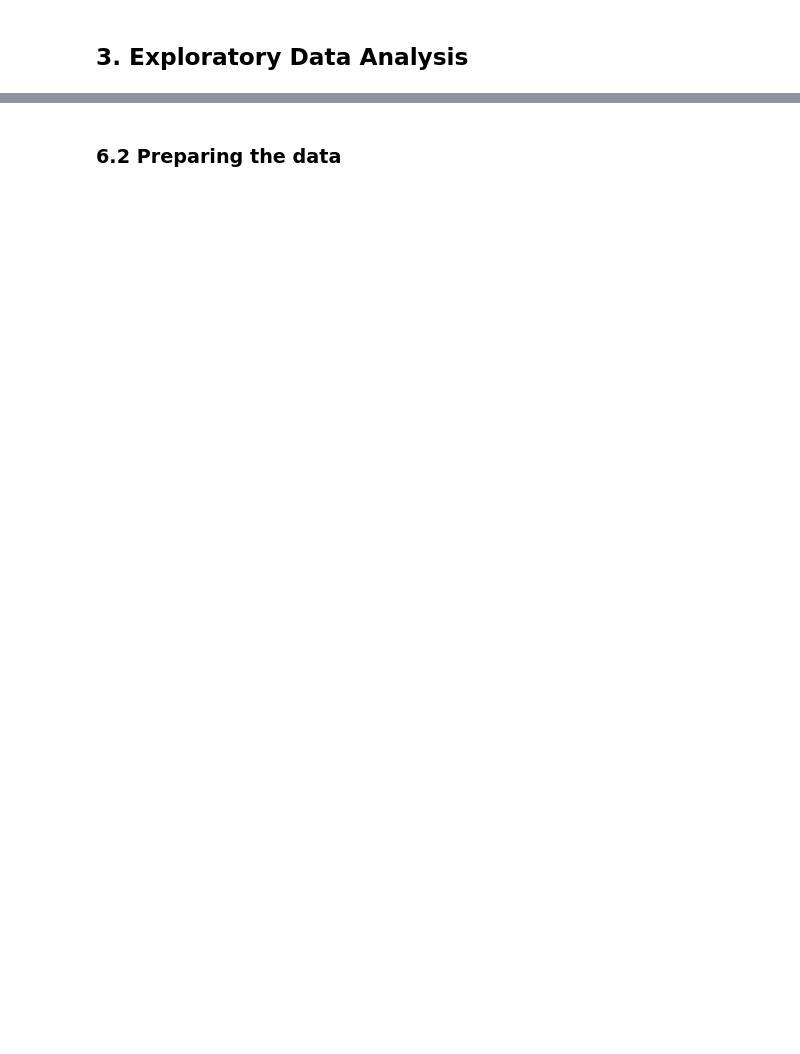
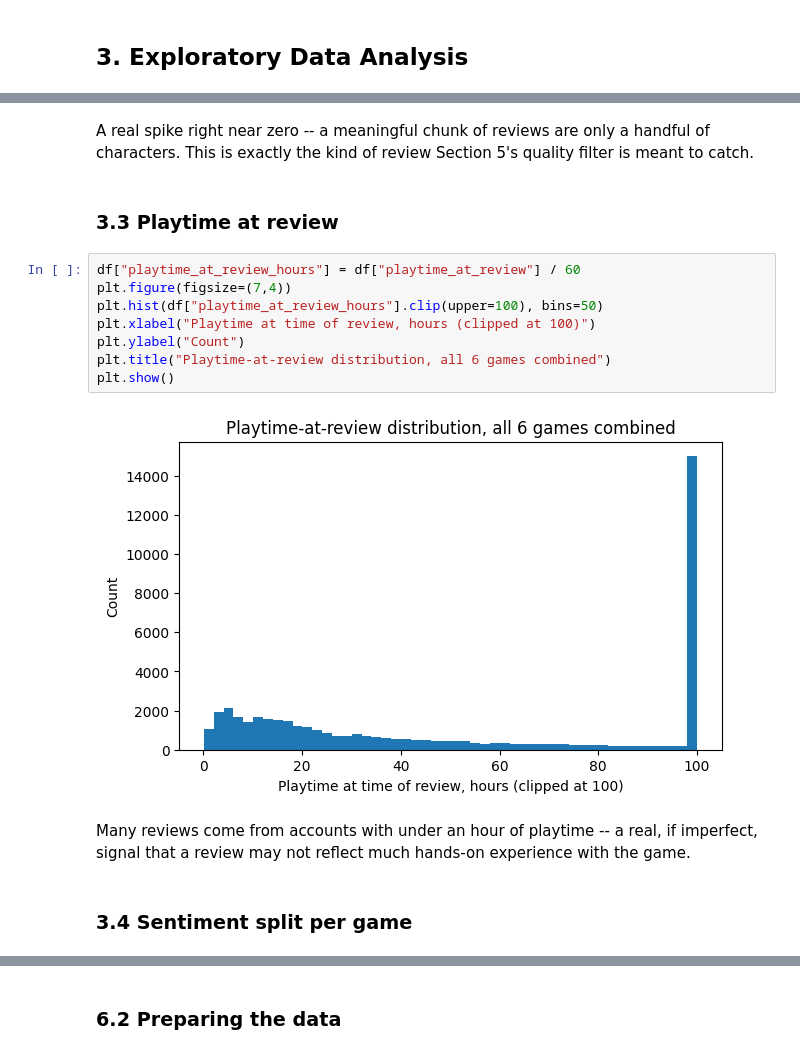
Before and after one commit to brighthikaru/steam-review-filter-and-score, a Jupyter notebook: notebooks/steam_review_filter_and_score.ipynb, the cells around one changed output, grey strips where cells are left out. Drawn from its saved outputs; the diff is of its cells as text; blank space fills up the shorter version.

```diff
--- a/notebooks/steam_review_filter_and_score.ipynb
+++ b/notebooks/steam_review_filter_and_score.ipynb
@@ -540,0 +115,18 @@ Same leakage principle as Section 5: the TF-IDF vocabulary AND the LSTM's `TextV
+# %% [markdown]
+A real spike right near zero -- a meaningful chunk of reviews are only a handful of characters. This is exactly the kind of review Section 5's quality filter is meant to catch.
+# %% [markdown]
+### 3.3 Playtime at review
+# %%
+df["playtime_at_review_hours"] = df["playtime_at_review"] / 60
+plt.figure(figsize=(7,4))
+plt.hist(df["playtime_at_review_hours"].clip(upper=100), bins=50)
+plt.xlabel("Playtime at time of review, hours (clipped at 100)")
+plt.ylabel("Count")
+plt.title("Playtime-at-review distribution, all 6 games combined")
+plt.show()
+# %% [output]
+[figure, added]
+# %% [markdown]
+Many reviews come from accounts with under an hour of playtime -- a real, if imperfect, signal that a review may not reflect much hands-on experience with the game.
+# %% [markdown]
+### 3.4 Sentiment split per game
```
Also changed, not shown: parts of 116 cells of this notebook, 22 other files.
